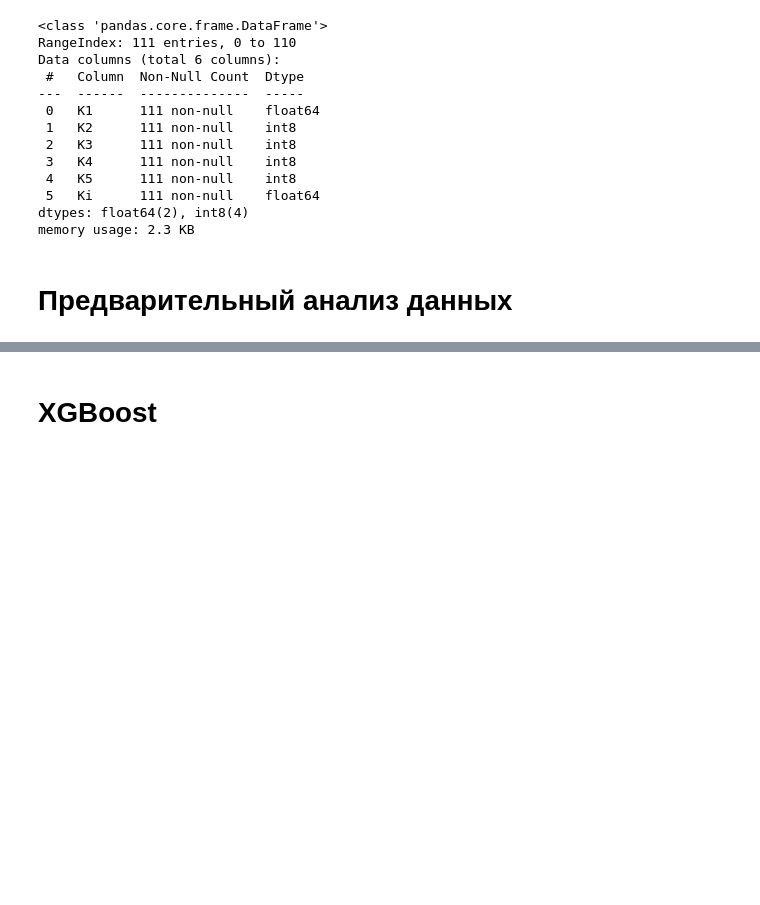
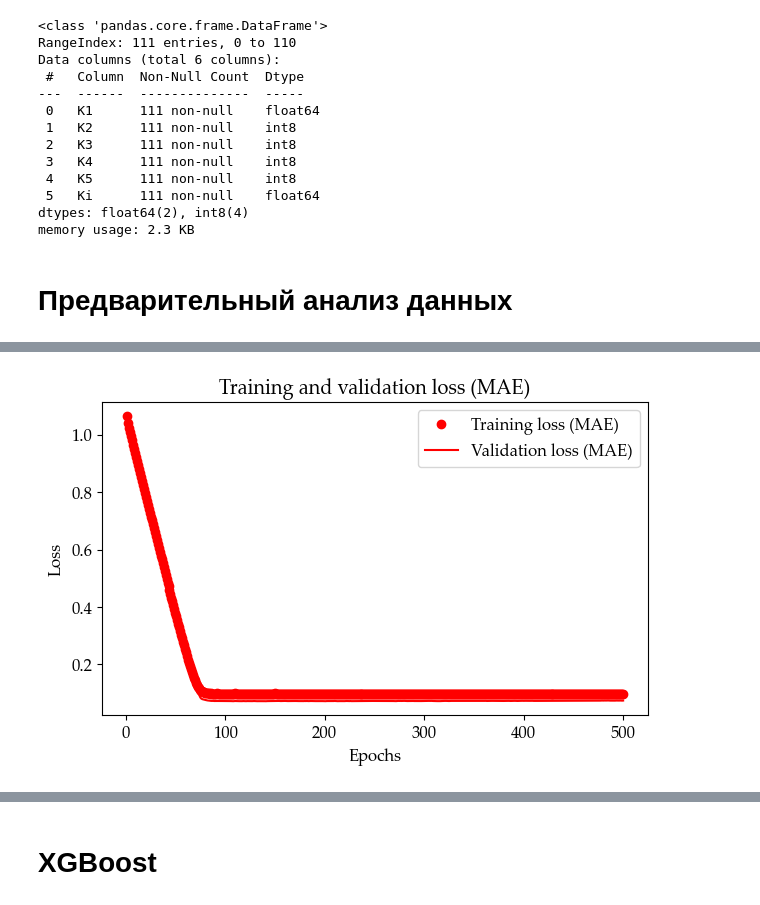
Before and after one commit to caapel/VKR_project, a Jupyter notebook: XGBoost.ipynb, the cells around one changed output, grey strips where cells are left out. Cells and saved outputs as stored; diff of their text form; code cells hidden in the pictures; blank space fills up the shorter version.

```diff
--- a/XGBoost.ipynb
+++ b/XGBoost.ipynb
@@ -132,0 +207,17 @@ plt.show()
+# %%
+# MAE chart
+plt.figure(figsize=(12, 4))
+plt.subplot(1, 2, 2)
+plt.plot(epochs, mae, 'ro', label='Training loss (MAE)')
+plt.plot(epochs, val_mae, 'r', label='Validation loss (MAE)')
+plt.xlabel('Epochs')
+plt.ylabel('Loss')
+plt.legend()
+plt.tight_layout()
+plt.rcParams['font.family'] = 'Palatino Linotype'
+plt.rcParams['font.size'] = 12
+#plt.savefig('pictures/loss_MAE.png', dpi = 300, transparent = True)
+plt.title('Training and validation loss (MAE)')
+plt.show()
+# %% [output]
+[figure, added]
```
Also changed, not shown: parts of 43 cells of this notebook.
